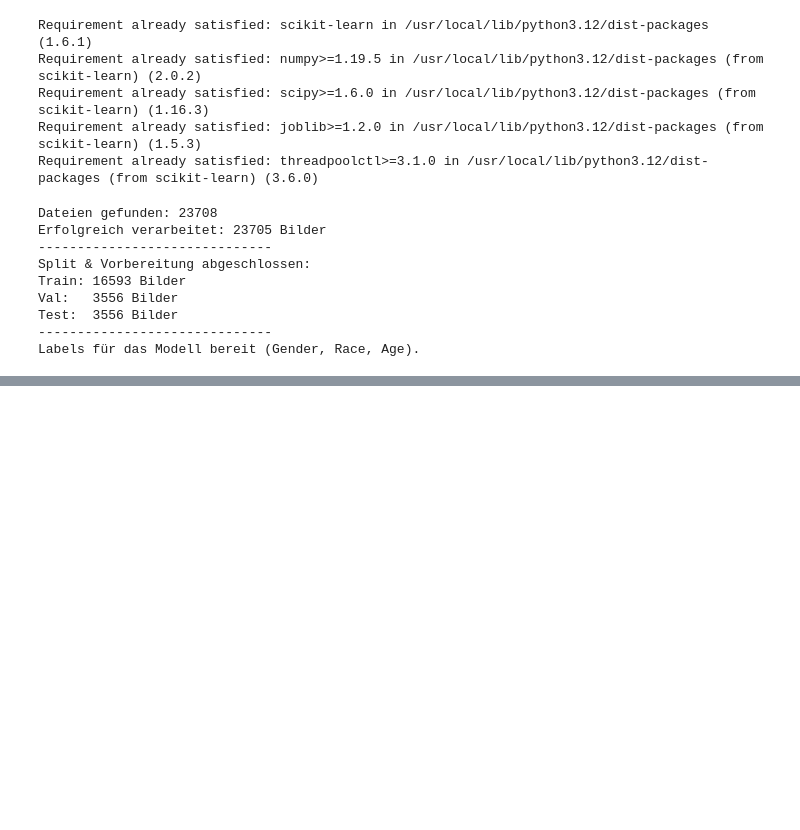
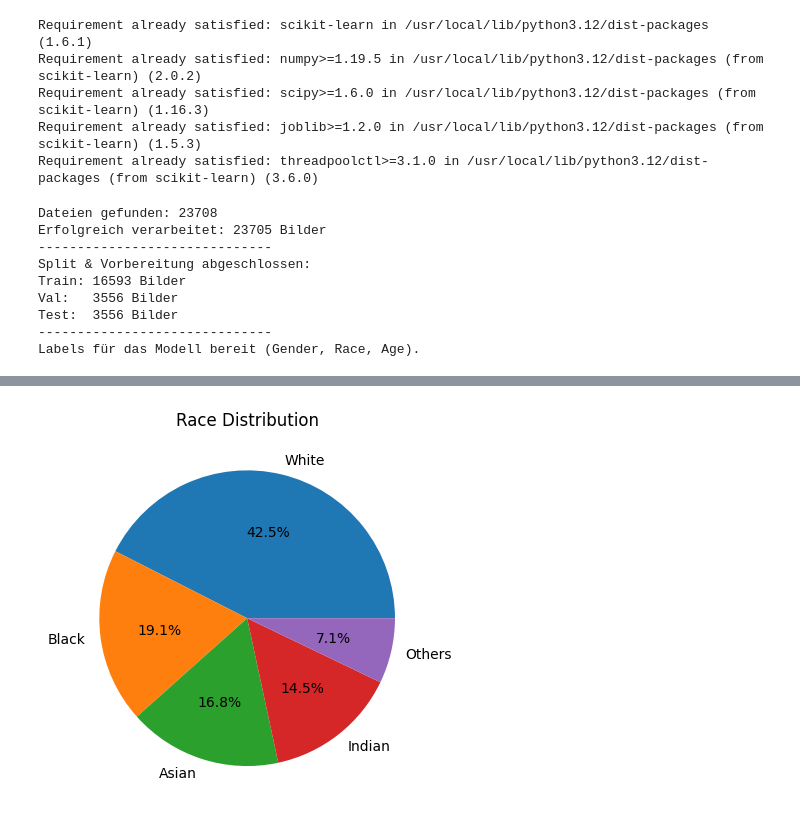
Before and after one commit to kaanguen/AgeLens, a Jupyter notebook: notebooks/AgeLens.ipynb, the cells around one changed output, grey strips where cells are left out. Drawn from its saved outputs; the diff is of its cells as text; code cells hidden in the pictures; blank space fills up the shorter version.

```diff
--- a/notebooks/AgeLens.ipynb
+++ b/notebooks/AgeLens.ipynb
@@ -263,0 +277,11 @@ Labels für das Modell bereit (Gender, Race, Age).
+# %%
+race_counts = y_all['race'].value_counts()
+
+race_labels = ['White', 'Black', 'Asian', 'Indian', 'Others']
+
+plt.figure()
+plt.pie(race_counts, labels=race_labels, autopct='%1.1f%%')
+plt.title("Race Distribution")
+plt.show()
+# %% [output]
+[figure, added]
```
Also changed, not shown: parts of 8 cells of this notebook.
